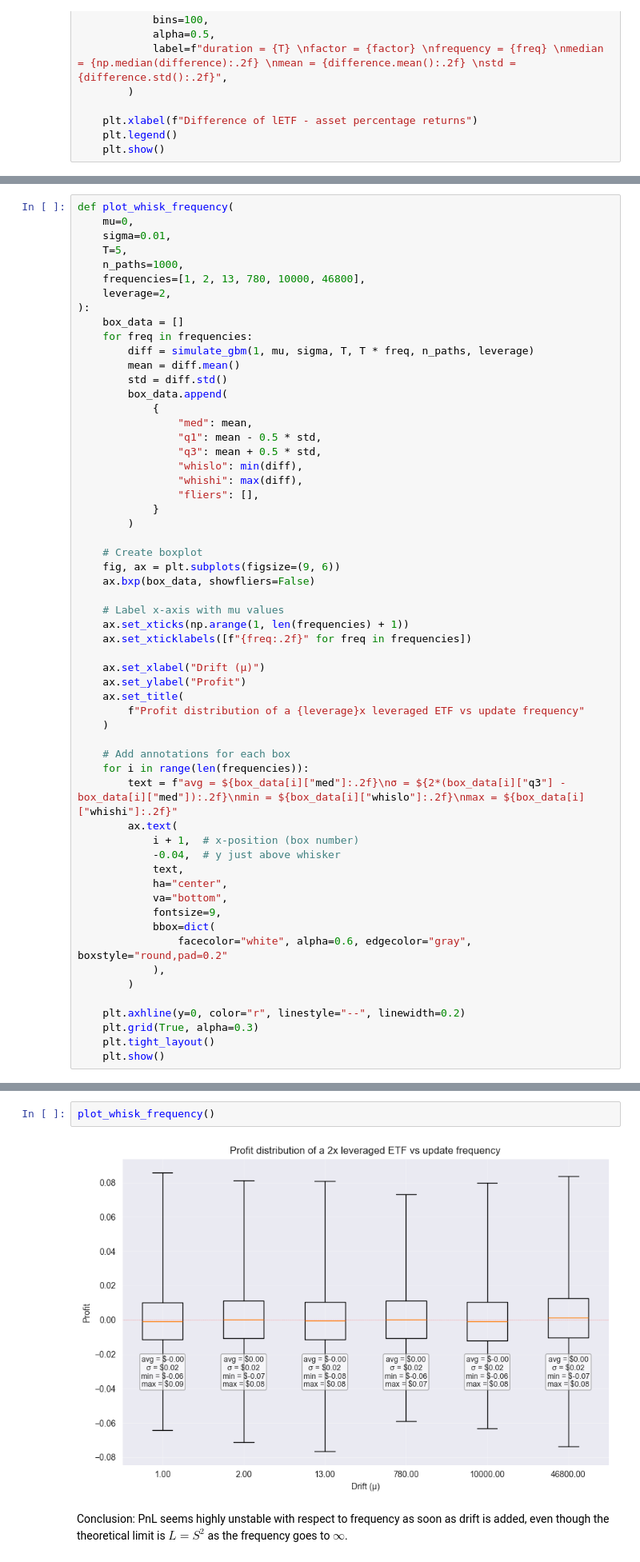
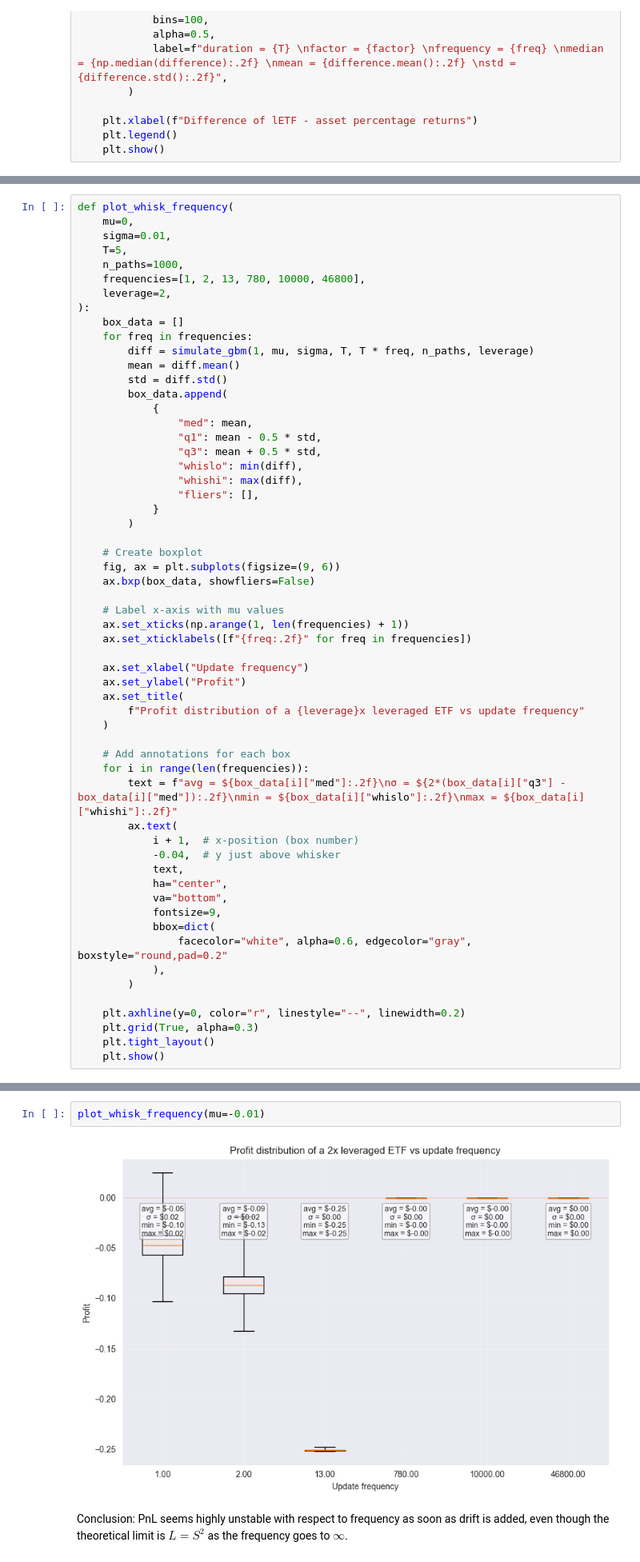
Before and after one commit to albesianor/Leveraged-ETFs, a Jupyter notebook: 01_frequency_impact.ipynb, the cells around one changed output, grey strips where cells are left out. Shown at 80% size. Saved outputs shown, nothing was run; the diff lists cells and outputs as text.

Commit message:
feat: add more graphs

```diff
--- a/01_frequency_impact.ipynb
+++ b/01_frequency_impact.ipynb
@@ -118,7 +118,7 @@ def plot_whisk_frequency(
     ax.set_xticks(np.arange(1, len(frequencies) + 1))
     ax.set_xticklabels([f"{freq:.2f}" for freq in frequencies])
 
-    ax.set_xlabel("Drift (μ)")
+    ax.set_xlabel("Update frequency")
     ax.set_ylabel("Profit")
     ax.set_title(
         f"Profit distribution of a {leverage}x leveraged ETF vs update frequency"
@@ -146,6 +154,6 @@ def plot_whisk_frequency(
 # %%
-plot_whisk_frequency()
+plot_whisk_frequency(mu=-0.01)
 # %% [output]
-[figure, old version]
+[figure, new version]
 # %% [markdown]
 Conclusion: PnL seems highly unstable with respect to frequency as soon as drift is added, even though the theoretical limit is $L = S^2$ as the frequency goes to $\infty$.
```
Also changed, not shown: parts of 4 cells of this notebook, 2 other files.
